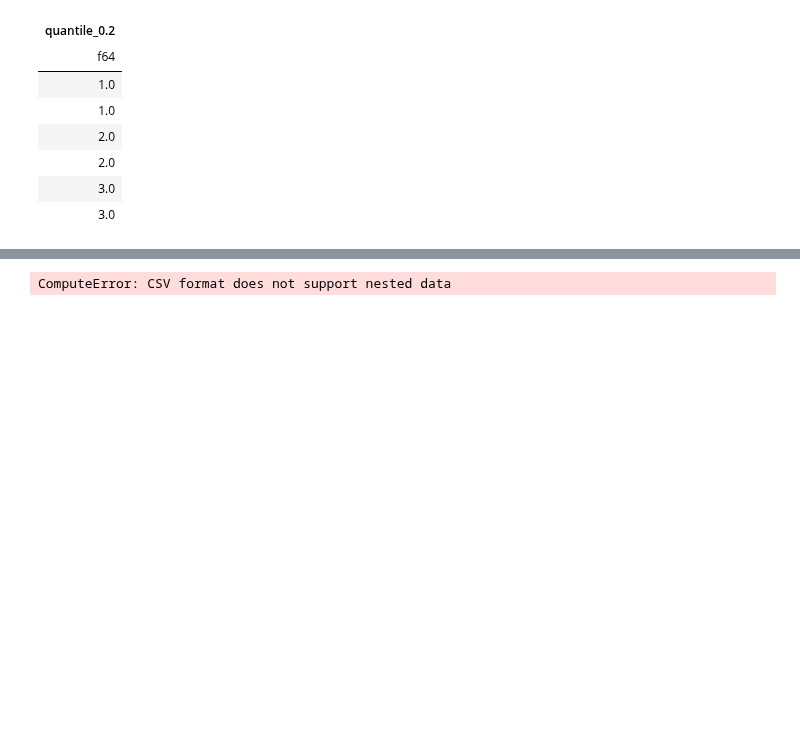
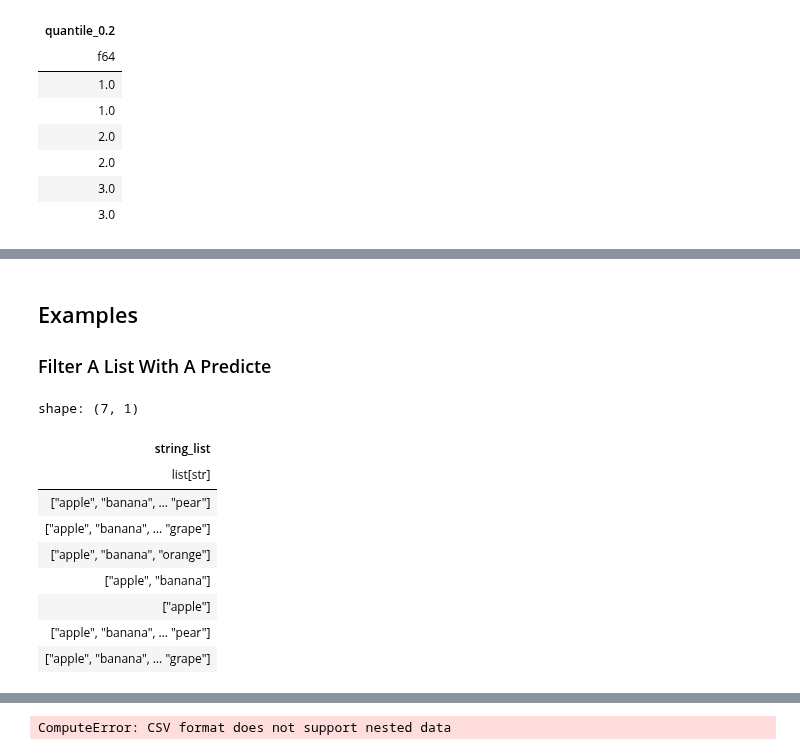
Before and after one commit to johnros/polars_demo, a Jupyter notebook: nested_dtypes.ipynb, the cells around one changed output, grey strips where cells are left out. Saved outputs shown, nothing was run; the diff lists cells and outputs as text; code cells hidden in the pictures; blank space fills up the shorter version.

```diff
--- a/nested_dtypes.ipynb
+++ b/nested_dtypes.ipynb
@@ -907,0 +950,32 @@ shape: (6, 1)
+# %% [markdown]
+## Examples
+
+### Filter A List With A Predicte
+# %%
+# Sample data
+data = {
+    'string_list': [
+        ["apple", "banana", "orange", "grape", "pear"],
+        ["apple", "banana", "orange", "grape"],
+        ["apple", "banana", "orange"],
+        ["apple", "banana"],
+        ["apple"],
+        ["apple", "banana", "orange", "grape", "pear"],
+        ["apple", "banana", "orange", "grape"],
+    ],
+        }
+
+# Create a polars DataFrame
+df = pl.DataFrame(data)
+df
+# %% [output]
+shape: (7, 1)
+| string_list |
+| list[str] |
+| ["apple", "banana", … "pear"] |
+| ["apple", "banana", … "grape"] |
+| ["apple", "banana", "orange"] |
+| ["apple", "banana"] |
+| ["apple"] |
+| ["apple", "banana", … "pear"] |
+| ["apple", "banana", … "grape"] |
```
Also changed, not shown: parts of 37 cells of this notebook, 2 other files.
